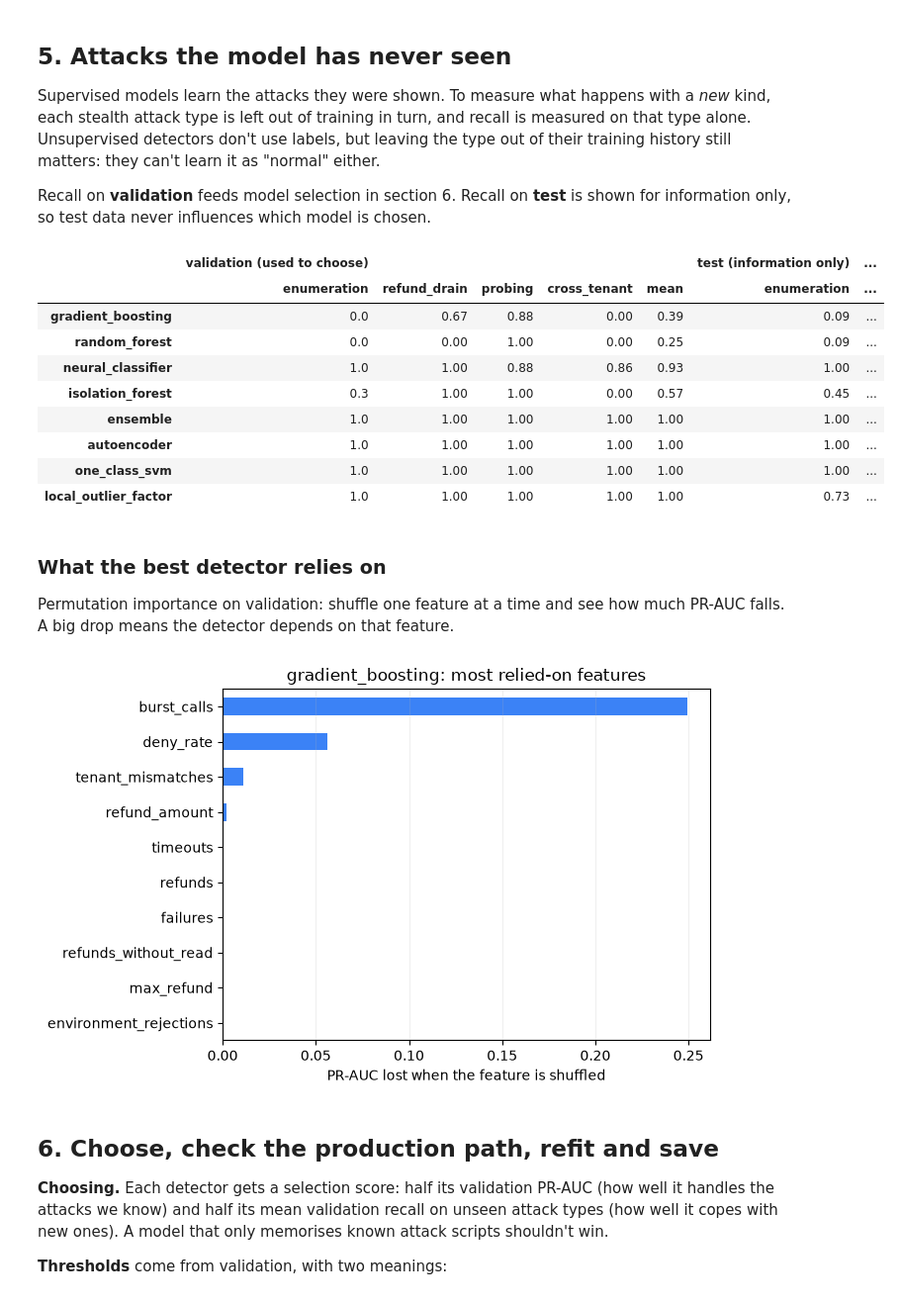
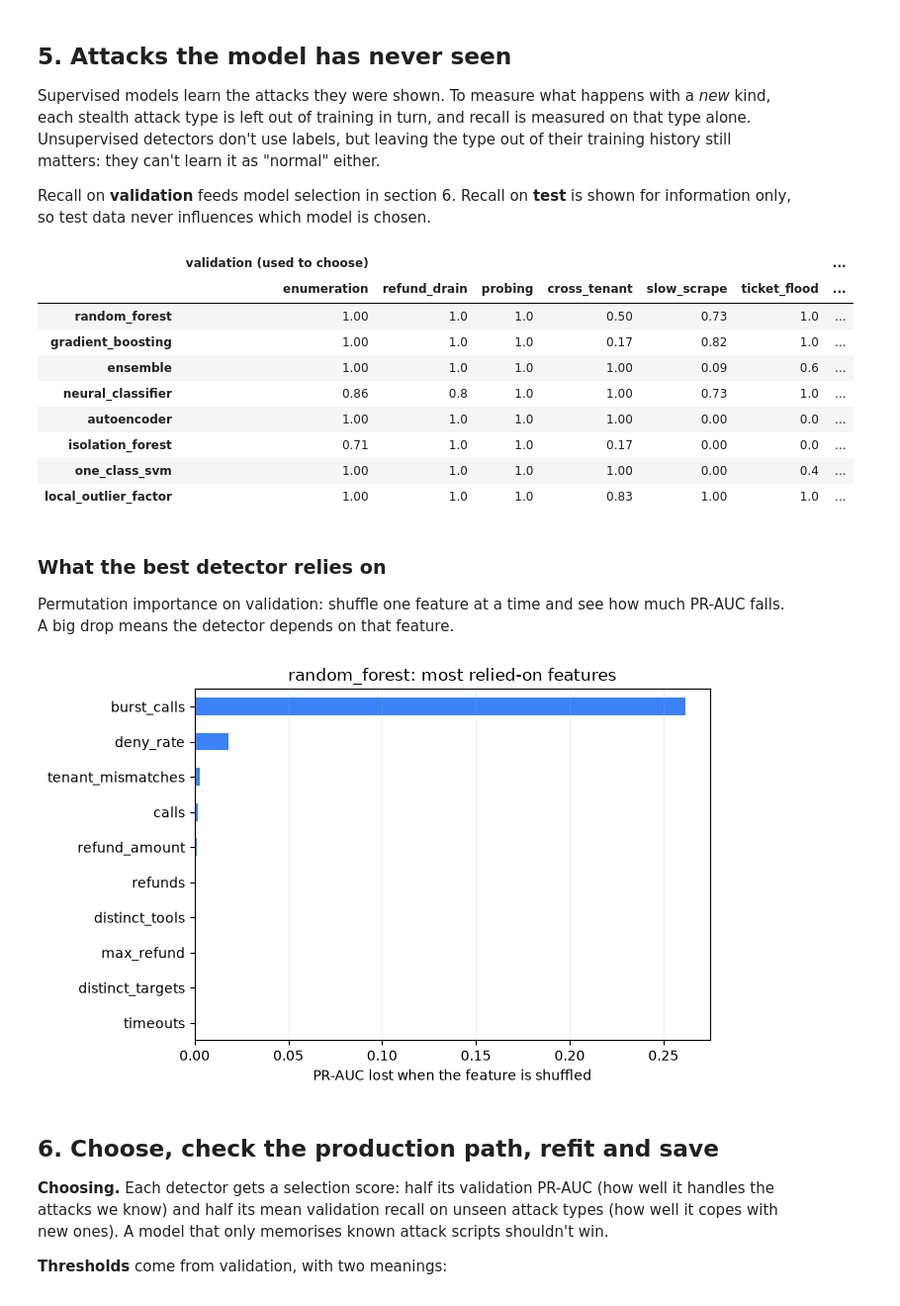
Before and after one commit to barath80/AgentGuard, a Jupyter notebook: notebooks/anomaly_model.ipynb, the cells around one changed output. Shown at 99% size. Drawn from its saved outputs; the diff is of its cells as text; code cells hidden in the pictures.

```diff
--- a/notebooks/anomaly_model.ipynb
+++ b/notebooks/anomaly_model.ipynb
@@ -22,6 +22,7 @@ from pathlib import Path
 import matplotlib.pyplot as plt
 import numpy as np
 import pandas as pd
+from IPython.display import display
 from sklearn.metrics import average_precision_score, precision_recall_curve, roc_auc_score
 
 from agentguard.ml.detectors import DETECTORS
@@ -34,7 +35,10 @@ SEED = 0
 # Where the data comes from. With a database and label file available, windows are rebuilt from the
 # trace and saved to DATASET; otherwise the saved dataset is used, so the notebook reruns anywhere.
 DATABASE_URL = os.environ.get("DATABASE_URL")
-LABELS = Path(os.environ.get("AGENTGUARD_LABELS", "data/attacks.jsonl"))
+# One or more ground-truth files (comma-separated): each traffic-generation run writes its own.
+LABELS = [Path(p) for p in os.environ.get("AGENTGUARD_LABELS", "data/attacks.jsonl").split(",") if p]
+# When the second dataset began: the generator added four attack types the first model never saw.
+SECOND_DATASET = datetime.fromisoformat(os.environ.get("AGENTGUARD_SECOND_DATASET", "2026-10-30T09:05:10+00:00"))
 DATA_SINCE = datetime.fromisoformat(os.environ.get("AGENTGUARD_DATA_SINCE", "2026-10-30T05:03:01+00:00"))
 WINDOW = timedelta(minutes=float(os.environ.get("AGENTGUARD_WINDOW_MINUTES", "1")))
 DATASET = Path("data/windows.csv")
@@ -57,9 +61,10 @@ def build_dataset() -> pd.DataFrame:
     finally:
         close_session(session)
     attacks = {}
-    for line in LABELS.read_text().splitlines():
-        row = json.loads(line)
-        attacks[row["execution_id"]] = row["attack"]
+    for path in LABELS:
+        for line in path.read_text().splitlines():
+            row = json.loads(line)
+            attacks[row["execution_id"]] = row["attack"]
     rows = []
     for w in windows:
         kinds = sorted({attacks[e] for e in w.execution_ids if e in attacks})
@@ -71,7 +76,7 @@ def build_dataset() -> pd.DataFrame:
     return pd.DataFrame(rows).sort_values("start").reset_index(drop=True)
 
 
-if DATABASE_URL and LABELS.exists():
+if DATABASE_URL and all(path.exists() for path in LABELS):
     data = build_dataset()
     DATASET.parent.mkdir(parents=True, exist_ok=True)
     data.to_csv(DATASET, index=False)
@@ -181,0 +232,24 @@ pd.DataFrame({s: {"windows": len(i), "attacks": int(y[i].sum()), "attack share":
+# %%
+first = data["start"] < pd.Timestamp(SECOND_DATASET)
+first_idx = np.flatnonzero(first)
+cut = int(len(first_idx) * 0.75)
+fit_first, val_first, later = first_idx[:cut], first_idx[cut:], np.flatnonzero(~first)
+NEW_TYPES = ["slow_scrape", "ticket_flood", "approval_fishing", "split_refund"]
+
+if len(later) and y[fit_first].any() and y[val_first].any():
+    before = DETECTORS["ensemble"](seed=SEED).fit(X[fit_first], y[fit_first])
+    threshold = best_f1_threshold(y[val_first], before.score(X[val_first]))
+    flagged = before.score(X[later]) >= threshold
+    later_types = data.loc[later, "attack_type"].to_numpy()
+    rows = {}
+    for kind in sorted({t for ts in later_types for t in ts.split("+")} - {"none"}):
+        hit = np.array([kind in t.split("+") for t in later_types])
+        rows[kind] = {"windows": int(hit.sum()), "caught": float(flagged[hit].mean()),
+                      "seen in first dataset": kind not in NEW_TYPES}
+    rows["normal windows flagged"] = {"windows": int((later_types == "none").sum()),
+                                      "caught": float(flagged[later_types == "none"].mean()), "seen in first dataset": True}
+    before_after = pd.DataFrame(rows).T
+    print(f"first model: {len(fit_first)} training windows; scored on {len(later)} later windows")
+    display(before_after)
+else:
+    print("no second dataset in this data: skipped")
@@ -325,37 +393,38 @@ Supervised models learn the attacks they were shown. To measure what happens wit
 
 Recall on **validation** feeds model selection in section 6. Recall on **test** is shown for information only, so test data never influences which model is chosen.
 # %%
-STEALTH = ["enumeration", "refund_drain", "probing", "cross_tenant"]
+STEALTH = ["enumeration", "refund_drain", "probing", "cross_tenant",
+           "slow_scrape", "ticket_flood", "approval_fishing", "split_refund"]
 unseen_val, unseen_test = {}, {}
 for kind in STEALTH:
     has_kind = data["attack_type"].str.contains(kind).to_numpy()
     train_idx = idx["train"][~has_kind[idx["train"]]]  # this attack type never seen in training
     others_val = idx["validation"][~has_kind[idx["validation"]]]
     kind_val, kind_test = idx["validation"][has_kind[idx["validation"]]], idx["test"][has_kind[idx["test"]]]
     if not len(kind_val):
         continue
     unseen_val[kind], unseen_test[kind] = {}, {}
     for name in learned.index:
         detector = DETECTORS[name](seed=SEED)
         detector.fit(X[train_idx], y[train_idx] if detector.supervised else None)
         threshold = best_f1_threshold(y[others_val], detector.score(X[others_val]))
         unseen_val[kind][name] = float((detector.score(X[kind_val]) >= threshold).mean())
         if len(kind_test):
             unseen_test[kind][name] = float((detector.score(X[kind_test]) >= threshold).mean())
 unseen_val, unseen_test = pd.DataFrame(unseen_val), pd.DataFrame(unseen_test)
 unseen_val["mean"], unseen_test["mean"] = unseen_val.mean(axis=1), unseen_test.mean(axis=1)
 pd.concat({"validation (used to choose)": unseen_val, "test (information only)": unseen_test}, axis=1).round(2)
 # %% [output]
-|  | validation (used to choose) |  |  |  |  | test (information only) | ... |
-|  | enumeration | refund_drain | probing | cross_tenant | mean | enumeration | ... |
-| gradient_boosting | 0.0 | 0.67 | 0.88 | 0.00 | 0.39 | 0.09 | ... |
-| random_forest | 0.0 | 0.00 | 1.00 | 0.00 | 0.25 | 0.09 | ... |
-| neural_classifier | 1.0 | 1.00 | 0.88 | 0.86 | 0.93 | 1.00 | ... |
-| isolation_forest | 0.3 | 1.00 | 1.00 | 0.00 | 0.57 | 0.45 | ... |
-| ensemble | 1.0 | 1.00 | 1.00 | 1.00 | 1.00 | 1.00 | ... |
-| autoencoder | 1.0 | 1.00 | 1.00 | 1.00 | 1.00 | 1.00 | ... |
-| one_class_svm | 1.0 | 1.00 | 1.00 | 1.00 | 1.00 | 1.00 | ... |
-| local_outlier_factor | 1.0 | 1.00 | 1.00 | 1.00 | 1.00 | 0.73 | ... |
+|  | validation (used to choose) |  |  |  |  |  | ... |
+|  | enumeration | refund_drain | probing | cross_tenant | slow_scrape | ticket_flood | ... |
+| random_forest | 1.00 | 1.0 | 1.0 | 0.50 | 0.73 | 1.0 | ... |
+| gradient_boosting | 1.00 | 1.0 | 1.0 | 0.17 | 0.82 | 1.0 | ... |
+| ensemble | 1.00 | 1.0 | 1.0 | 1.00 | 0.09 | 0.6 | ... |
+| neural_classifier | 0.86 | 0.8 | 1.0 | 1.00 | 0.73 | 1.0 | ... |
+| autoencoder | 1.00 | 1.0 | 1.0 | 1.00 | 0.00 | 0.0 | ... |
+| isolation_forest | 0.71 | 1.0 | 1.0 | 0.17 | 0.00 | 0.0 | ... |
+| one_class_svm | 1.00 | 1.0 | 1.0 | 1.00 | 0.00 | 0.4 | ... |
+| local_outlier_factor | 1.00 | 1.0 | 1.0 | 0.83 | 1.00 | 1.0 | ... |
 # %% [markdown]
 ### What the best detector relies on
 
@@ -378,7 +447,7 @@ importance.tail(10).plot.barh(ax=ax, color="#3b82f6")
 ax.set_xlabel("PR-AUC lost when the feature is shuffled"); ax.set_title(f"{learned.index[0]}: most relied-on features")
 ax.grid(axis="x", alpha=0.2); plt.tight_layout(); plt.show()
 # %% [output]
-[figure, old version]
+[figure, new version]
 # %% [markdown]
 ## 6. Choose, check the production path, refit and save
 
```
Also changed, not shown: parts of 15 cells of this notebook, 47 other files.
